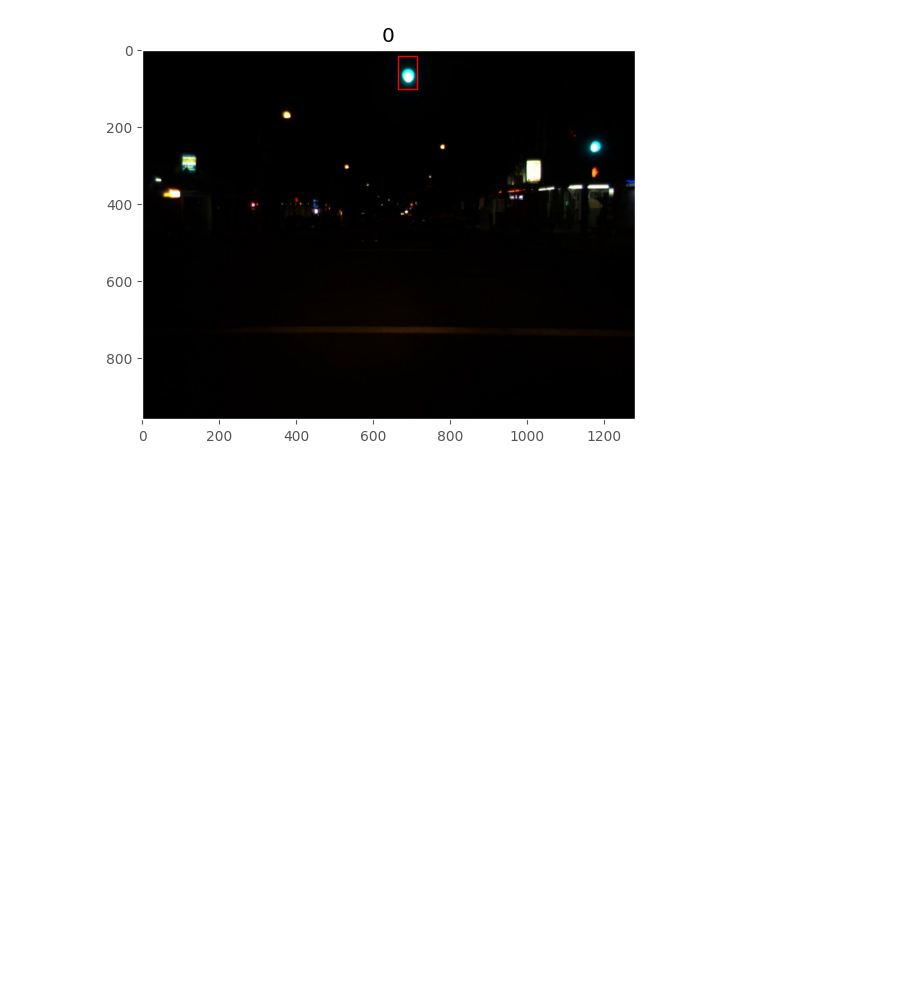
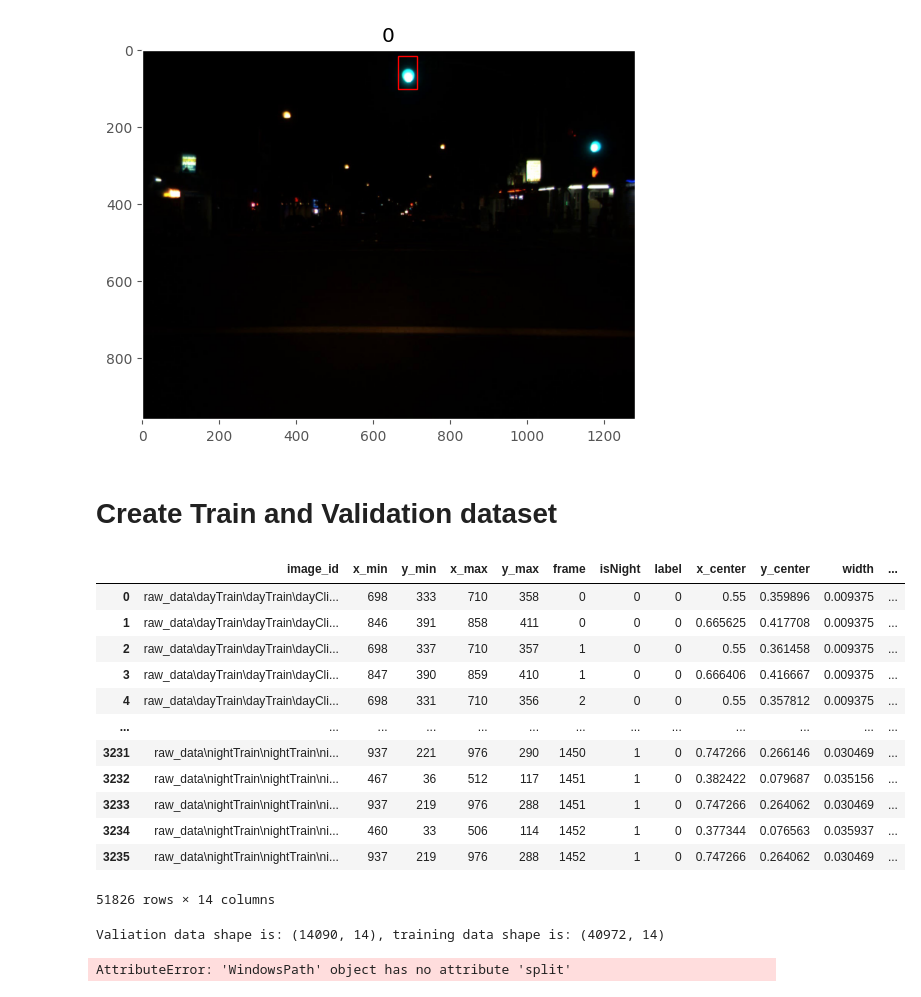
Before and after one commit to NoelTW/object_detection, a Jupyter notebook: object_detection/yolo.ipynb, the cells around one changed output. Drawn from its saved outputs; the diff is of its cells as text; code cells hidden in the pictures; blank space fills up the shorter version.

Commit message:
update yolo model
adjust dataset for training yolo

```diff
--- a/object_detection/yolo.ipynb
+++ b/object_detection/yolo.ipynb
@@ -298,3 +305,80 @@ MyDataFrame(dataset).plotDetection(45555)
 [figure]
 [figure]
 [figure]
+# %% [markdown]
+# Create Train and Validation dataset
+# %%
+x_center = (dataset['x_min'] + dataset['x_max'])/2
+y_center = (dataset['y_min'] + dataset['y_max'])/2
+width = dataset['x_max'] - dataset['x_min']
+height  = dataset['y_max'] - dataset['y_min']
+
+dataset['x_center'] = x_center / 1280
+dataset['y_center'] = y_center / 960
+dataset['width'] = width / 1280
+dataset['height'] = height / 960
+
+dataset['txt'] = dataset['label'].astype(str) + ' ' \
+    + dataset['x_center'].astype(str) + ' ' \
+    + dataset['y_center'].astype(str) + ' ' \
+    + dataset['width'].astype(str) + ' ' \
+    + dataset['height'].astype(str)
+
+dataset['filename'] = dataset.image_id.str.split('\\').apply(lambda x:x[-1])
+
+dataset
+# %% [output]
+|  | image_id | x_min | y_min | x_max | y_max | frame | isNight | label | x_center | y_center | width | ... |
+| 0 | raw_data\dayTrain\dayTrain\dayCli... | 698 | 333 | 710 | 358 | 0 | 0 | 0 | 0.55 | 0.359896 | 0.009375 | ... |
+| 1 | raw_data\dayTrain\dayTrain\dayCli... | 846 | 391 | 858 | 411 | 0 | 0 | 0 | 0.665625 | 0.417708 | 0.009375 | ... |
+| 2 | raw_data\dayTrain\dayTrain\dayCli... | 698 | 337 | 710 | 357 | 1 | 0 | 0 | 0.55 | 0.361458 | 0.009375 | ... |
+| 3 | raw_data\dayTrain\dayTrain\dayCli... | 847 | 390 | 859 | 410 | 1 | 0 | 0 | 0.666406 | 0.416667 | 0.009375 | ... |
+| 4 | raw_data\dayTrain\dayTrain\dayCli... | 698 | 331 | 710 | 356 | 2 | 0 | 0 | 0.55 | 0.357812 | 0.009375 | ... |
+| ... | ... | ... | ... | ... | ... | ... | ... | ... | ... | ... | ... | ... |
+| 3231 | raw_data\nightTrain\nightTrain\ni... | 937 | 221 | 976 | 290 | 1450 | 1 | 0 | 0.747266 | 0.266146 | 0.030469 | ... |
+| 3232 | raw_data\nightTrain\nightTrain\ni... | 467 | 36 | 512 | 117 | 1451 | 1 | 0 | 0.382422 | 0.079687 | 0.035156 | ... |
+| 3233 | raw_data\nightTrain\nightTrain\ni... | 937 | 219 | 976 | 288 | 1451 | 1 | 0 | 0.747266 | 0.264062 | 0.030469 | ... |
+| 3234 | raw_data\nightTrain\nightTrain\ni... | 460 | 33 | 506 | 114 | 1452 | 1 | 0 | 0.377344 | 0.076563 | 0.035937 | ... |
+| 3235 | raw_data\nightTrain\nightTrain\ni... | 937 | 219 | 976 | 288 | 1452 | 1 | 0 | 0.747266 | 0.264062 | 0.030469 | ... |
+51826 rows × 14 columns
+# %%
+val_data = dataset[dataset.image_id.str.contains('dayClip1') | dataset.image_id.str.contains('nightClip5')]
+train_data = dataset[~dataset.image_id.str.contains('dayClip1') | dataset.image_id.str.contains('nightClip5')]
+print(f'Valiation data shape is: {val_data.shape}, training data shape is: {train_data.shape}')
+# %% [output]
+Valiation data shape is: (14090, 14), training data shape is: (40972, 14)
+# %%
+class TrainValidationGen:
+
+
+    def __init__(self,train_data,val_data,base_dir = pathlib.Path('datasets')) -> None:
+        self.train_data = train_data
+        self.val_data = val_data
+        self.train_img_dir = base_dir / 'images' / 'training'
+        self.val_img_dir = base_dir / 'images' / 'validation'
+        self.train_label_dir = base_dir / 'labels' / 'training'
+        self.val_label_dir = base_dir / 'labels' / 'validation'
+
+
+    def __call__(self):
+        self.train_img_dir.mkdir(parents=True, exist_ok=True)
+        self.val_img_dir.mkdir(parents=True, exist_ok=True)
+        self.train_label_dir.mkdir(parents=True, exist_ok=True)
+        self.val_label_dir.mkdir(parents=True, exist_ok=True)
+
+        # self.train_data.image_id.apply(lambda x: shutil.copy(x, self.train_img_dir / x.split('\\')[-1]))
+
+        # self.train_data.apply(lambda x :self._write_txt((self.train_label_dir / x.filename ),x.txt),axis=1)
+
+    def _write_txt(self, file_path, box_txt):
+
+        file_path = file_path.split('.')[0]
+        with open(file_path +'.txt','r') as f:
+            f.write(box_txt)
+
+
+dataset.image_id.apply(lambda x:x)
+
+TrainValidationGen(train_data,val_data)()
+# %% [output]
+AttributeError: 'WindowsPath' object has no attribute 'split'
```
Also changed, not shown: parts of 5 cells of this notebook, 4 other files.
